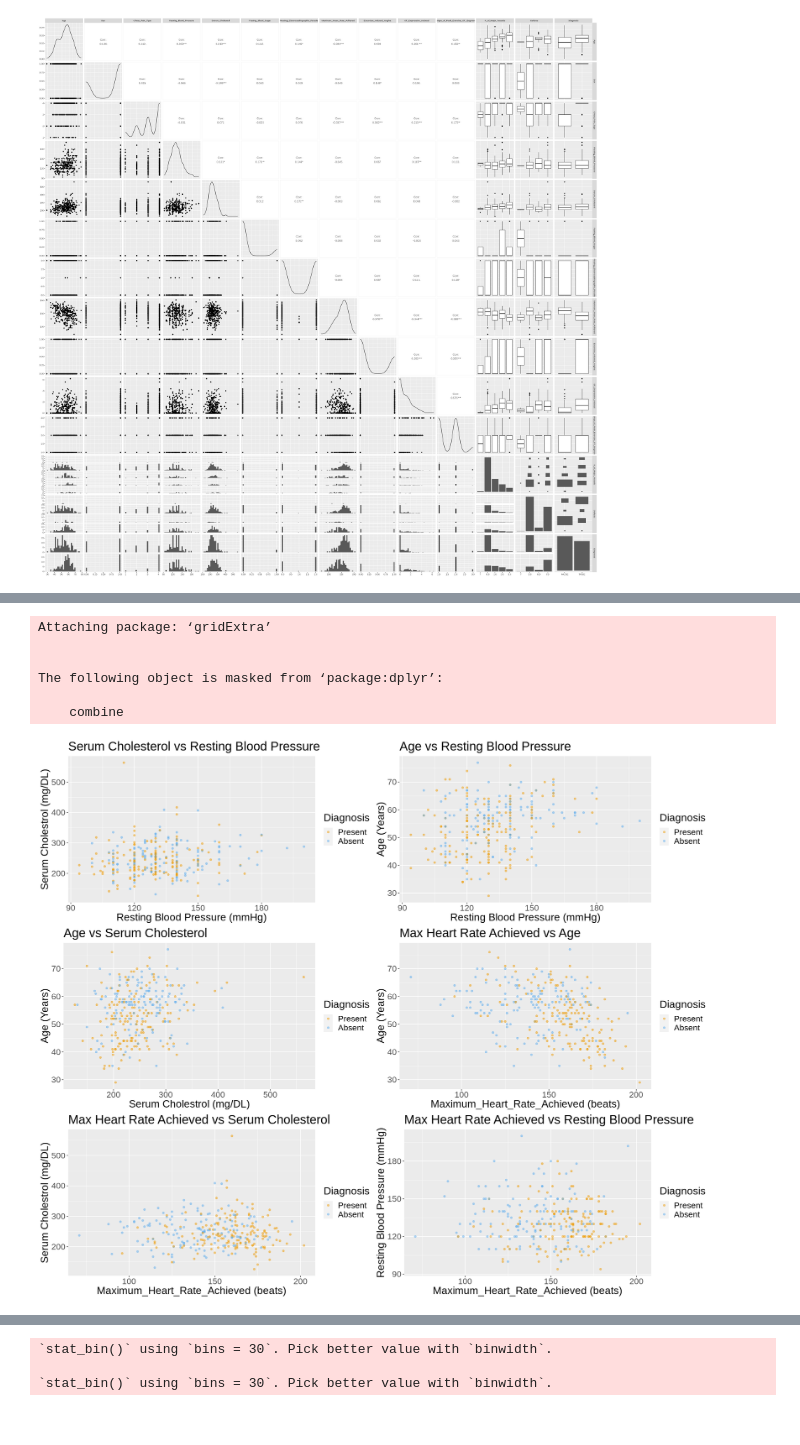
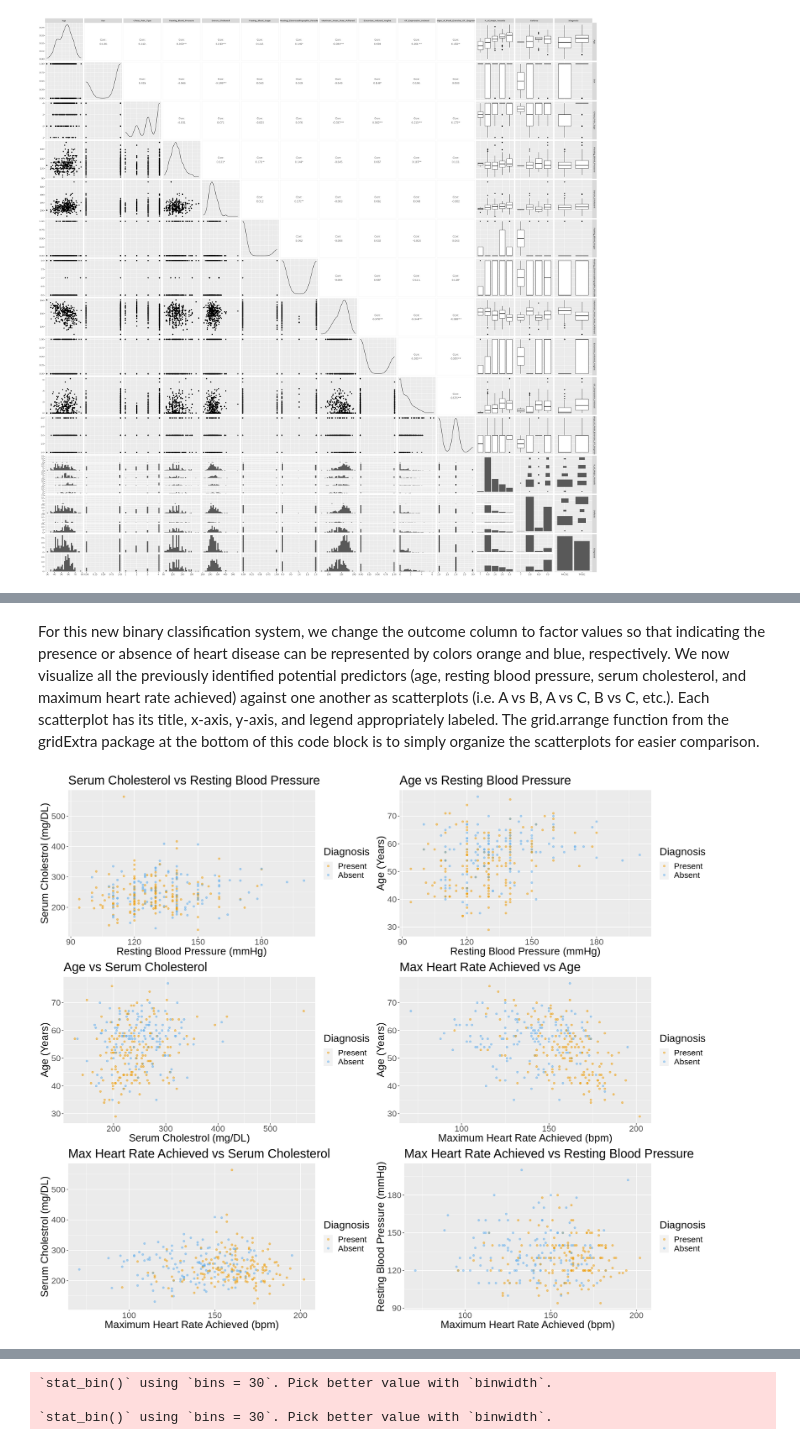
Before and after one commit to Parsapk1/NEW_DSCI_PROJECT, a Jupyter notebook: DSCI100_Project.ipynb, the cells around one changed output, grey strips where cells are left out. Drawn from its saved outputs; the diff is of its cells as text; code cells hidden in the pictures.

```diff
--- a/DSCI100_Project.ipynb
+++ b/DSCI100_Project.ipynb
@@ -91,3 +123,5 @@ variable_relationship
+# %% [markdown]
+For this new binary classification system, we change the outcome column to factor values so that indicating the presence or absence of heart disease can be represented by colors orange and blue, respectively. We now visualize all the previously identified potential predictors (age, resting blood pressure, serum cholesterol, and maximum heart rate achieved) against one another as scatterplots (i.e. A vs B, A vs C, B vs C, etc.). Each scatterplot has its title, x-axis, y-axis, and legend appropriately labeled. The grid.arrange function from the gridExtra package at the bottom of this code block is to simply organize the scatterplots for easier comparison.
 # %%
 #We then selected the variables that we need to build a model and we changed the diagnosis of Heart Disease to a factor data type instead of logic.
 cleveland_heart_yes <- mutated_cleveland_heart |>
@@ -116,41 +150,35 @@ heart_yee3 <- cleveland_heart_yes |>
   geom_point(alpha = 0.5) +
   labs(x = "Serum Cholestrol (mg/DL)" , y ="Age (Years)", color = "Diagnosis") +
   scale_color_manual(labels = c("Present", "Absent"),
                      values = c("orange2", "steelblue2")) +
   theme(text = element_text(size = 20)) +
         ggtitle("Age vs Serum Cholesterol")
 heart_yee4 <- cleveland_heart_yes |>
   ggplot(aes(x = Maximum_Heart_Rate_Achieved, y = Age, color = Diagnosis)) +
   geom_point(alpha = 0.5) +
-  labs(x = "Maximum_Heart_Rate_Achieved (beats)" , y ="Age (Years)", color = "Diagnosis") +
+  labs(x = "Maximum Heart Rate Achieved (bpm)" , y ="Age (Years)", color = "Diagnosis") +
   scale_color_manual(labels = c("Present", "Absent"),
                      values = c("orange2", "steelblue2")) +
   theme(text = element_text(size = 20)) +
         ggtitle("Max Heart Rate Achieved vs Age")
 heart_yee5 <- cleveland_heart_yes |>
   ggplot(aes(x = Maximum_Heart_Rate_Achieved, y = Serum_Cholestrol, color = Diagnosis)) +
   geom_point(alpha = 0.5) +
-  labs(x = "Maximum_Heart_Rate_Achieved (beats)" , y ="Serum Cholestrol (mg/DL)", color = "Diagnosis") +
+  labs(x = "Maximum Heart Rate Achieved (bpm)" , y ="Serum Cholestrol (mg/DL)", color = "Diagnosis") +
   scale_color_manual(labels = c("Present", "Absent"),
                      values = c("orange2", "steelblue2")) +
   theme(text = element_text(size = 20)) +
         ggtitle("Max Heart Rate Achieved vs Serum Cholesterol")
 heart_yee6 <- cleveland_heart_yes |>
   ggplot(aes(x = Maximum_Heart_Rate_Achieved, y = Resting_Blood_Pressure, color = Diagnosis)) +
   geom_point(alpha = 0.5) +
-  labs(x = "Maximum_Heart_Rate_Achieved (beats)" , y = "Resting Blood Pressure (mmHg)", color = "Diagnosis") +
+  labs(x = "Maximum Heart Rate Achieved (bpm)" , y = "Resting Blood Pressure (mmHg)", color = "Diagnosis") +
   scale_color_manual(labels = c("Present", "Absent"),
                      values = c("orange2", "steelblue2")) +
   theme(text = element_text(size = 20)) +
         ggtitle("Max Heart Rate Achieved vs Resting Blood Pressure")
 library(gridExtra) #added this library in order to use grid.arrange
 grid.arrange(heart_yee, heart_yee2, heart_yee3, heart_yee4, heart_yee5, heart_yee6, ncol=2)
 # %% [output]
-Attaching package: ‘gridExtra’
-
-
-The following object is masked from ‘package:dplyr’:
-
-    combine
-[figure, old version]
+[figure, new version]
 # %% [markdown]
```
Also changed, not shown: parts of 36 cells of this notebook.
